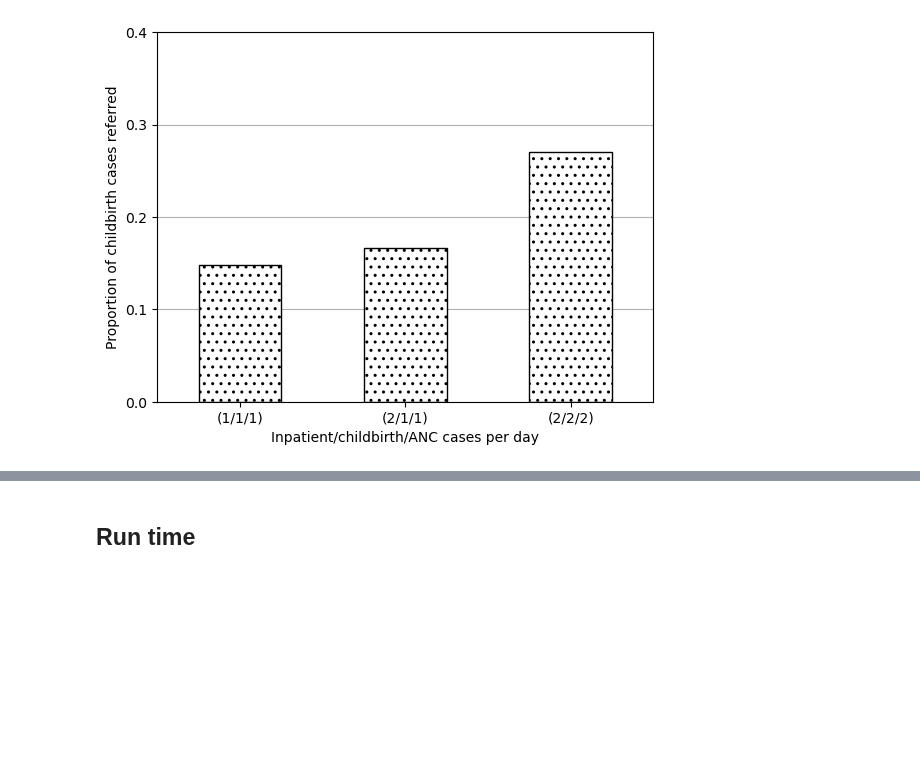
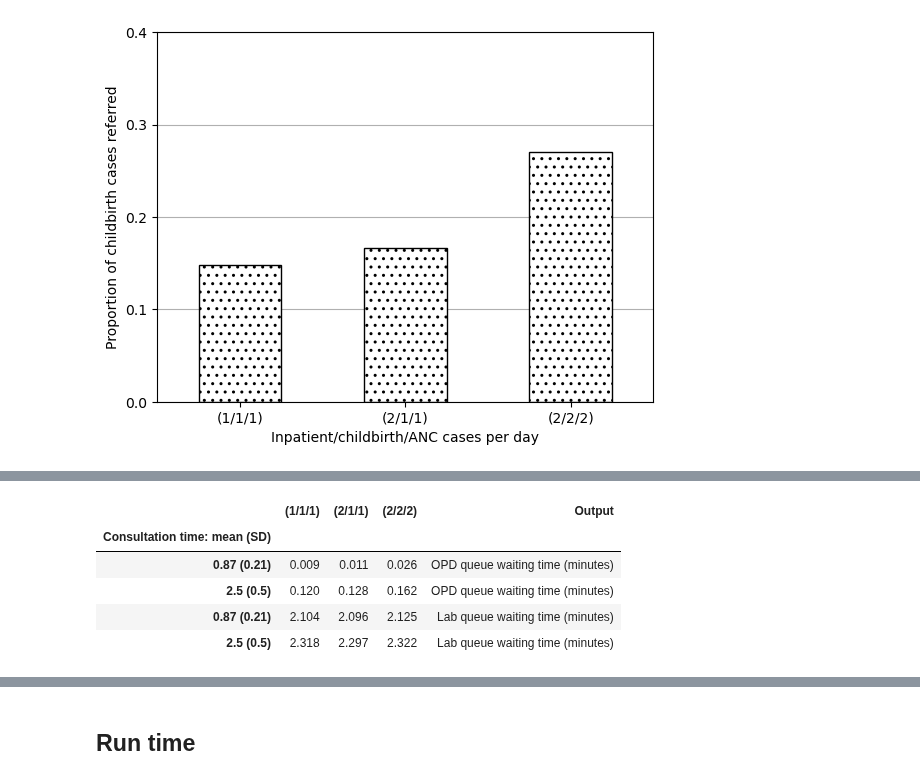
Before and after one commit to pythonhealthdatascience/stars-reproduce-shoaib-2022, a Jupyter notebook: reproduction/reproduce_fig3_txt1.ipynb, the cells around one changed output, grey strips where cells are left out. Drawn from its saved outputs; the diff is of its cells as text; code cells hidden in the pictures; blank space fills up the shorter version.

```diff
--- a/reproduction/reproduce_fig3.ipynb
+++ b/reproduction/reproduce_fig3_txt1.ipynb
@@ -43,6 +43,7 @@ fig3a_path = os.path.join(output_folder, 'fig3a.png')
 fig3b_path = os.path.join(output_folder, 'fig3b.png')
 fig3c_path = os.path.join(output_folder, 'fig3c.png')
 fig3d_path = os.path.join(output_folder, 'fig3d.png')
+txt1_path = os.path.join(output_folder, 'intext1.csv')
 # %% [markdown]
 ## Run model
 # %%
@@ -319,0 +365,21 @@ plt.show()
+# %%
+# Get OPD queue time
+data_txt1_opd = reshape_087_25(data_full.loc['OPD Q wt'])
+data_txt1_opd['Output'] = 'OPD queue waiting time (minutes)'
+
+# Get lab queue time
+data_txt1_lab = reshape_087_25(data_full.loc['Lab Q wt'])
+data_txt1_lab['Output'] = 'Lab queue waiting time (minutes)'
+
+# Combine, round, save and show dataframe
+data_txt1 = round(pd.concat([data_txt1_opd, data_txt1_lab]), 3)
+data_txt1.index.names = ['Consultation time: mean (SD)']
+data_txt1.to_csv(txt1_path)
+data_txt1
+# %% [output]
+|  | (1/1/1) | (2/1/1) | (2/2/2) | Output |
+| Consultation time: mean (SD) |  |  |  |  |
+| 0.87 (0.21) | 0.009 | 0.011 | 0.026 | OPD queue waiting time (minutes) |
+| 2.5 (0.5) | 0.120 | 0.128 | 0.162 | OPD queue waiting time (minutes) |
+| 0.87 (0.21) | 2.104 | 2.096 | 2.125 | Lab queue waiting time (minutes) |
+| 2.5 (0.5) | 2.318 | 2.297 | 2.322 | Lab queue waiting time (minutes) |
```
Also changed, not shown: parts of 12 cells of this notebook, 3 other files.
